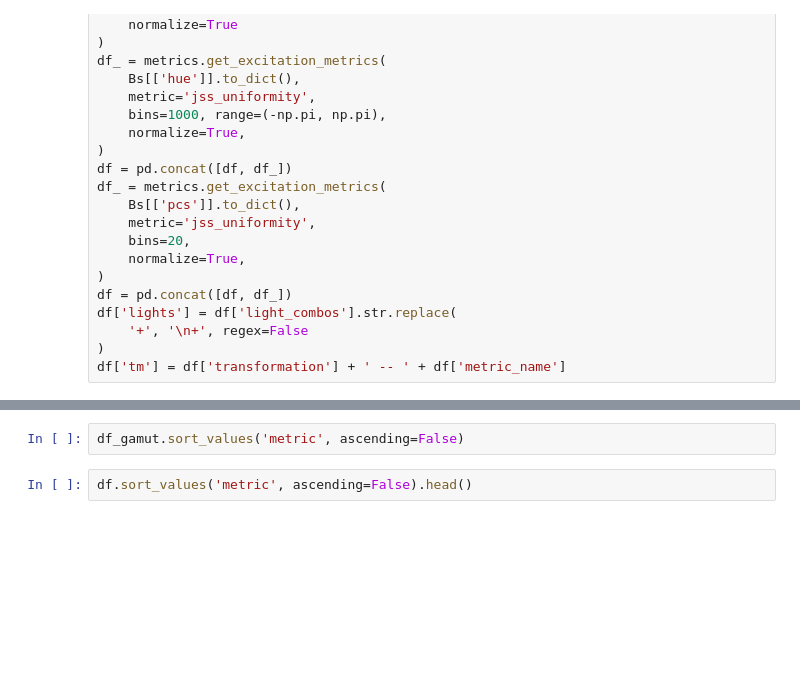
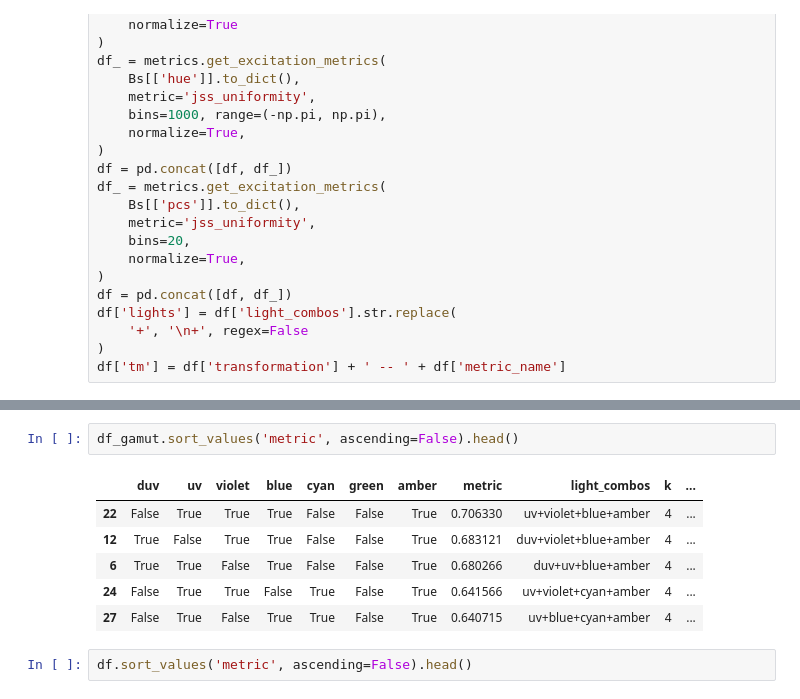
Before and after one commit to neuralsignal/dreye, a Jupyter notebook: tutorials/light_source_metrics.ipynb, the cells around one changed output, grey strips where cells are left out. Saved outputs shown, nothing was run; the diff lists cells and outputs as text; blank space fills up the shorter version.

```diff
--- a/tutorials/light_source_metrics.ipynb
+++ b/tutorials/light_source_metrics.ipynb
@@ -142,5 +140,12 @@ TypeError: unsupported operand type(s) for *: 'float' and 'MeasuredSpectraMetric
 # %%
-df_gamut.sort_values('metric', ascending=False)
+df_gamut.sort_values('metric', ascending=False).head()
+# %% [output]
+|  | duv | uv | violet | blue | cyan | green | amber | metric | light_combos | k | ... |
+| 22 | False | True | True | True | False | False | True | 0.706330 | uv+violet+blue+amber | 4 | ... |
+| 12 | True | False | True | True | False | False | True | 0.683121 | duv+violet+blue+amber | 4 | ... |
+| 6 | True | True | False | True | False | False | True | 0.680266 | duv+uv+blue+amber | 4 | ... |
+| 24 | False | True | True | False | True | False | True | 0.641566 | uv+violet+cyan+amber | 4 | ... |
+| 27 | False | True | False | True | True | False | True | 0.640715 | uv+blue+cyan+amber | 4 | ... |
 # %%
 df.sort_values('metric', ascending=False).head()
 # %% [output]
```
Also changed, not shown: parts of 1 cell of this notebook, 11 other files.
